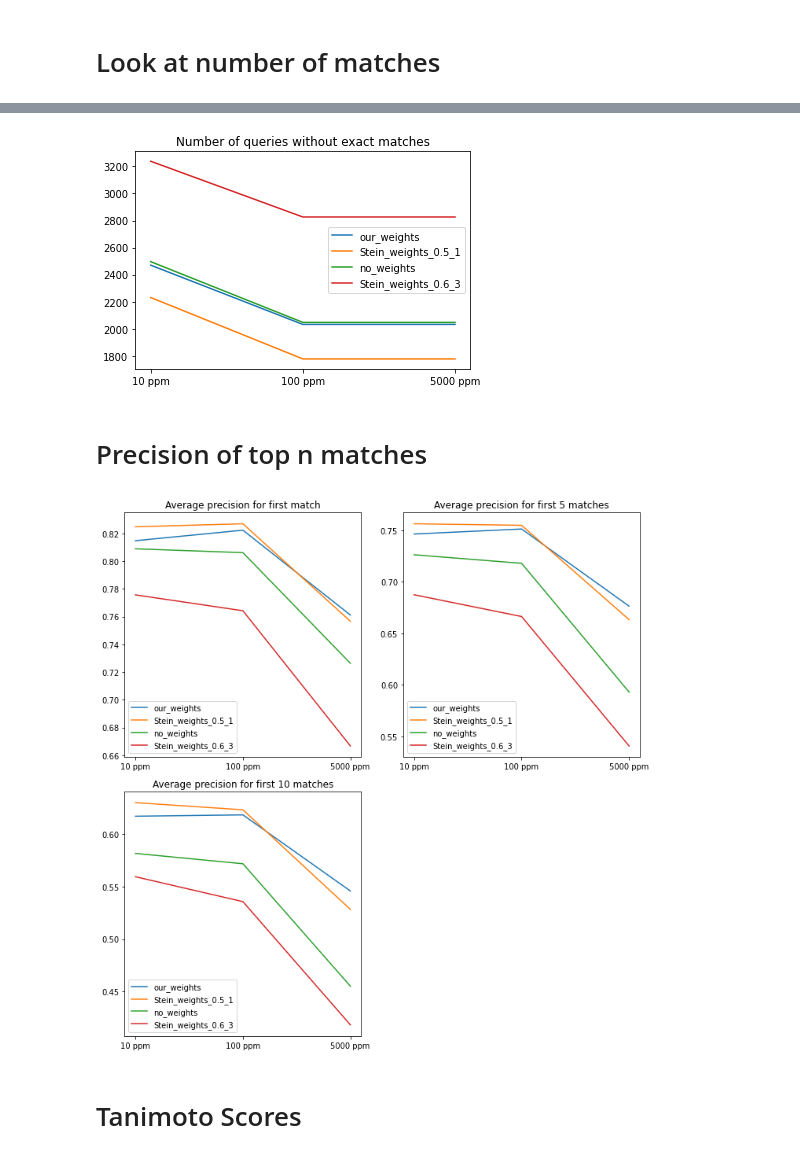
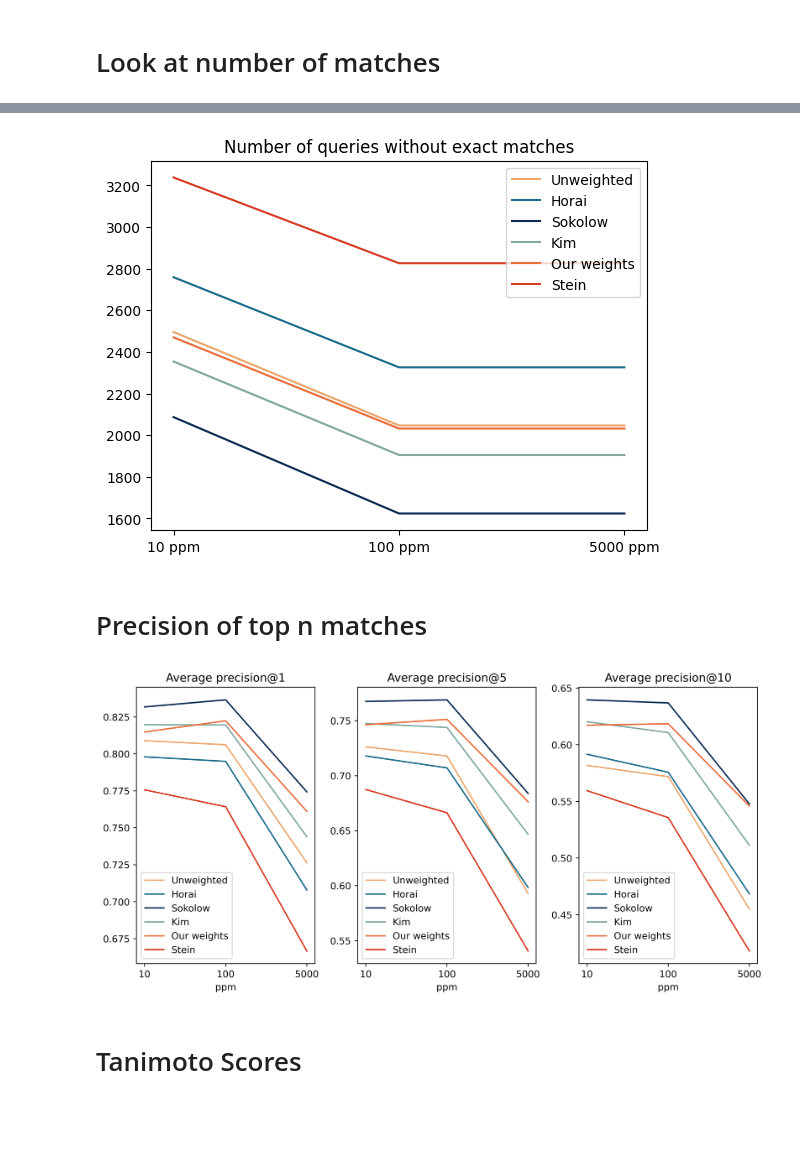
Before and after one commit to enveda/weighting-spectral-similarity, a Jupyter notebook: notebooks/2_library_search/7_compare_ppm_windows.ipynb, the cells around one changed output, grey strips where cells are left out. Cells and saved outputs as stored; diff of their text form; code cells hidden in the pictures; blank space fills up the shorter version.

Commit message:
added weighting methods

```diff
--- a/notebooks/2_library_search/7_compare_ppm_windows.ipynb
+++ b/notebooks/2_library_search/7_compare_ppm_windows.ipynb
@@ -23,20 +29,27 @@ DATA_DIR = '../../data/'
 NAME_DICT = {'our_weights/weighted_filtered_10_ppm': 'Our weights 10 ppm',
              'our_weights/weighted_filtered_100_ppm': 'Our weights 100 ppm',
              'our_weights/weighted_filtered_5000_ppm': 'Our weights 5000 ppm',
-             'no_weights/filtered_10_ppm': 'No weights 10 ppm',
-             'no_weights/filtered_100_ppm': 'No weights 100 ppm',
-             'no_weights/filtered_5000_ppm': 'No weights 5000 ppm',
-             'Stein_weights_0.6_3/10_ppm_stein_weights_0.6_3': 'Stein weights 10 ppm',
-             'Stein_weights_0.6_3/100_ppm_stein_weights_0.6_3': 'Stein weights 100 ppm',
-             'Stein_weights_0.6_3/5000_ppm_stein_weights_0.6_3': 'Stein weights 5000 ppm',
-             'Stein_weights_0.5_1/10_ppm_stein_weights_0.5_1': 'Sokolow weights 10 ppm',
-             'Stein_weights_0.5_1/100_ppm_stein_weights_0.5_1': 'Sokolow weights 100 ppm',
-             'Stein_weights_0.5_1/5000_ppm_stein_weights_0.5_1': 'Sokolow weights 5000 ppm'}
+             'no_weights/filtered_10_ppm': 'Unweighted 10 ppm',
+             'no_weights/filtered_100_ppm': 'Unweighted 100 ppm',
+             'no_weights/filtered_5000_ppm': 'Unweighted 5000 ppm',
+             'Stein_weights_0.6_3/10_ppm_stein_weights_0.6_3': 'Stein 10 ppm',
+             'Stein_weights_0.6_3/100_ppm_stein_weights_0.6_3': 'Stein 100 ppm',
+             'Stein_weights_0.6_3/5000_ppm_stein_weights_0.6_3': 'Stein 5000 ppm',
+             'Stein_weights_0.5_0.5/10_ppm_stein_weights_0.5_0.5': 'Sokolow 10 ppm',
+             'Stein_weights_0.5_0.5/100_ppm_stein_weights_0.5_0.5': 'Sokolow 100 ppm',
+             'Stein_weights_0.5_0.5/5000_ppm_stein_weights_0.5_0.5': 'Sokolow 5000 ppm',
+             'Stein_weights_0.53_1.3/10_ppm_stein_weights_0.53_1.3': 'Kim 10 ppm',
+             'Stein_weights_0.53_1.3/100_ppm_stein_weights_0.53_1.3': 'Kim 100 ppm',
+             'Stein_weights_0.53_1.3/5000_ppm_stein_weights_0.53_1.3': 'Kim 5000 ppm',
+             'Stein_weights_0.5_2/10_ppm_stein_weights_0.5_2': 'Horai 10 ppm',
+             'Stein_weights_0.5_2/100_ppm_stein_weights_0.5_2': 'Horai 100 ppm',
+             'Stein_weights_0.5_2/5000_ppm_stein_weights_0.5_2': 'Horai 5000 ppm',}
 
 ALL_NAMES = NAME_DICT.values()
 ALL_FILE_NAMES = NAME_DICT.keys()
 
-CLASS_DICT = {NAME_DICT[file_name]: file_name.split('/')[0] for file_name in ALL_FILE_NAMES}
+CLASS_DICT = {NAME_DICT[file_name]: NAME_DICT[file_name].split()[0] for file_name in ALL_FILE_NAMES}
+CLASS_DICT = {x:y if y != 'Our' else 'Our weights' for x,y in CLASS_DICT.items()}
 # %% [markdown]
 # Get queries
 # %%
@@ -103,13 +120,24 @@ num_matches
+# %%
+color_dict = {
+    'Unweighted': '#eca86f',
+    'Our weights': '#e96f3d',
+    'Stein': '#d73c24',
+    'Sokolow': '#0d2b53',
+    'Horai': '#1d6d8b',
+    'Kim': '#82a8a0',
+}
 # %%
-for c in set(num_matches['class']):
+for c in set(color_dict.keys()):
     current_df = num_matches[num_matches['class'] == c]
-    plt.plot(['10 ppm','100 ppm','5000 ppm'],current_df['num_queries_without_exact_matches'].values, label=c)
+    plt.plot(['10 ppm','100 ppm','5000 ppm'],current_df['num_queries_without_exact_matches'].values,
+            label=c,
+            color=color_dict[c])
 
 plt.title('Number of queries without exact matches')
 plt.legend()
 plt.show()
 # %% [output]
-[figure, old version]
+[figure, new version]
 # %% [markdown]
 # Precision of top n matches
 # %%
@@ -128,34 +156,37 @@ exact_matches_precision = exact_matches_precision.T
 exact_matches_precision['class'] = exact_matches_precision.index.map(CLASS_DICT)
 # %%
 # PLot top 1
-plt.figure(figsize=(10,10))
-plt.subplot(2,2,1)
+plt.figure(figsize=(10,5), dpi=400)
+plt.subplot(1,3,1)
 for c in set(exact_matches_precision['class']):
     current_df = exact_matches_precision[exact_matches_precision['class'] == c]
-    plt.plot(['10 ppm','100 ppm','5000 ppm'],current_df['top_1'].values, label=c)
-plt.title('Average precision for first match')
+    plt.plot(['10','100','5000'],current_df['top_1'].values, label=c, color=color_dict[c])
+plt.title('Average precision@1')
+plt.xlabel('ppm')
 plt.legend()
 
 # Plot top 5
-plt.subplot(2,2,2)
+plt.subplot(1,3,2)
 for c in set(exact_matches_precision['class']):
     current_df = exact_matches_precision[exact_matches_precision['class'] == c]
-    plt.plot(['10 ppm','100 ppm','5000 ppm'],current_df['top_5'].values, label=c)
-plt.title('Average precision for first 5 matches')
+    plt.plot(['10','100','5000'],current_df['top_5'].values, label=c, color=color_dict[c])
+plt.title('Average precision@5')
+plt.xlabel('ppm')
 plt.legend()
 
 # Plot top 10
-plt.subplot(2,2,3)
+plt.subplot(1,3,3)
 for c in set(exact_matches_precision['class']):
     current_df = exact_matches_precision[exact_matches_precision['class'] == c]
-    plt.plot(['10 ppm','100 ppm','5000 ppm'],current_df['top_10'].values, label=c)
-plt.title('Average precision for first 10 matches')
+    plt.plot(['10','100','5000'],current_df['top_10'].values, label=c, color=color_dict[c])
+plt.title('Average precision@10')
+plt.xlabel('ppm')
 plt.legend()
 
 plt.tight_layout()
 plt.show()
 # %% [output]
-[figure, old version]
+[figure, new version]
 # %% [markdown]
 # Tanimoto Scores
 # %%
```
Also changed, not shown: parts of 6 cells of this notebook, 1 other file.
